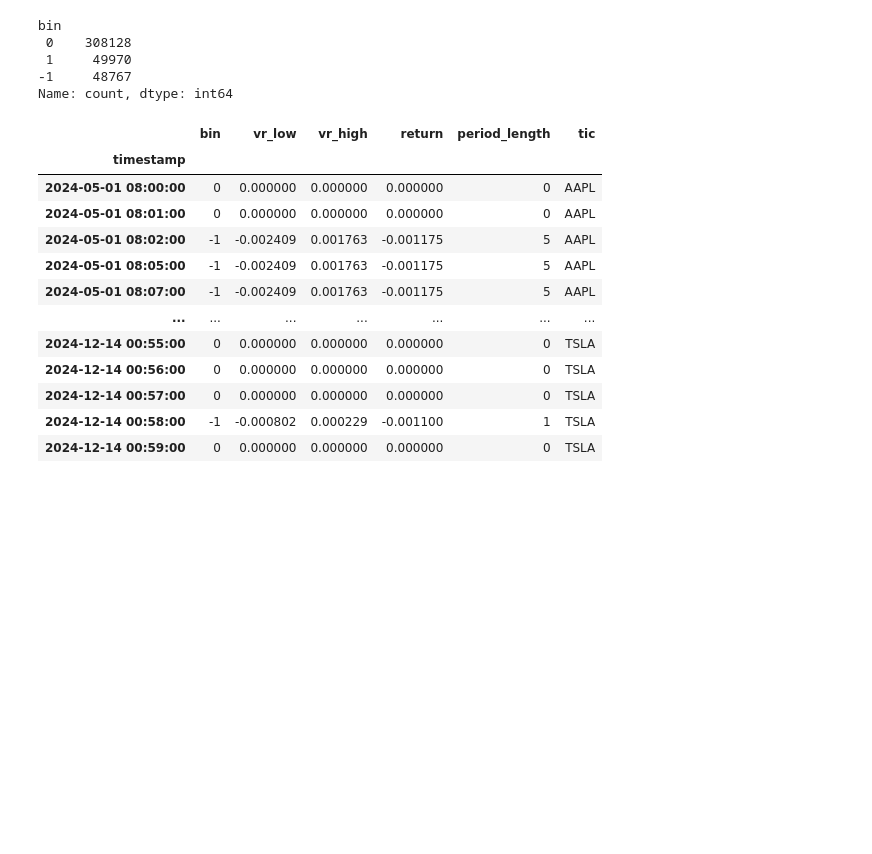
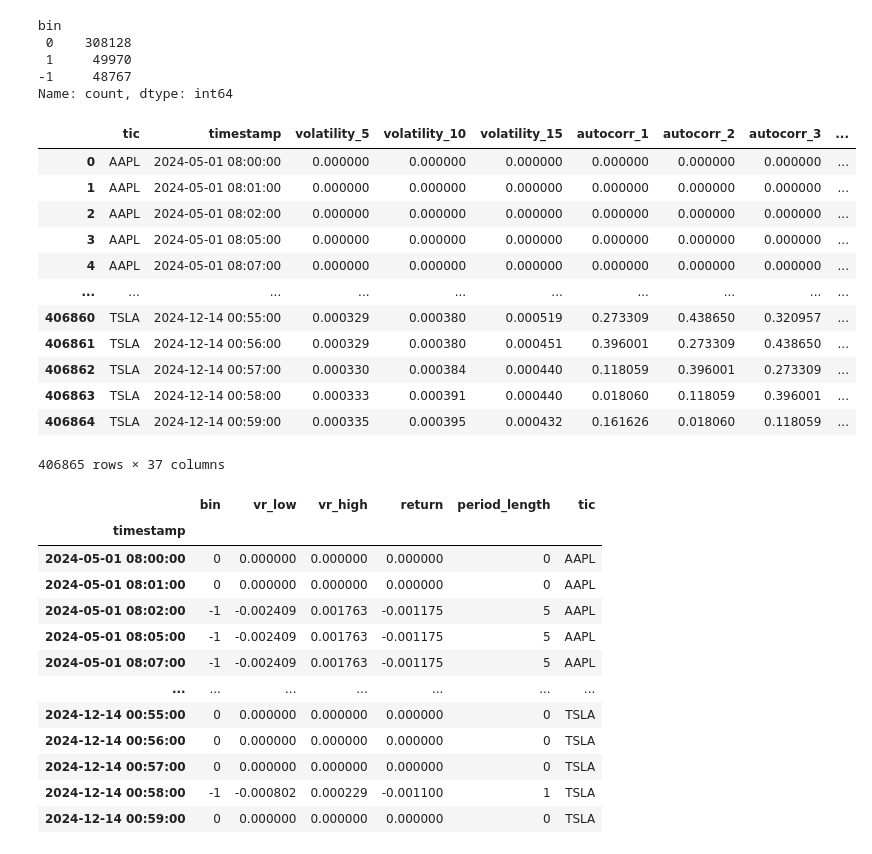
Before and after one commit to SvenTern/algotrade, a Jupyter notebook: test_trend_correlations.ipynb, the cells around one changed output. Saved outputs shown, nothing was run; the diff lists cells and outputs as text; code cells hidden in the pictures; blank space fills up the shorter version.

```diff
--- a/test_trend_correlations.ipynb
+++ b/test_trend_correlations.ipynb
@@ -191,6 +192,22 @@ bin
  1     49970
 -1     48767
 Name: count, dtype: int64
+# %%
+indicators
+# %% [output]
+|  | tic | timestamp | volatility_5 | volatility_10 | volatility_15 | autocorr_1 | autocorr_2 | autocorr_3 | ... |
+| 0 | AAPL | 2024-05-01 08:00:00 | 0.000000 | 0.000000 | 0.000000 | 0.000000 | 0.000000 | 0.000000 | ... |
+| 1 | AAPL | 2024-05-01 08:01:00 | 0.000000 | 0.000000 | 0.000000 | 0.000000 | 0.000000 | 0.000000 | ... |
+| 2 | AAPL | 2024-05-01 08:02:00 | 0.000000 | 0.000000 | 0.000000 | 0.000000 | 0.000000 | 0.000000 | ... |
+| 3 | AAPL | 2024-05-01 08:05:00 | 0.000000 | 0.000000 | 0.000000 | 0.000000 | 0.000000 | 0.000000 | ... |
+| 4 | AAPL | 2024-05-01 08:07:00 | 0.000000 | 0.000000 | 0.000000 | 0.000000 | 0.000000 | 0.000000 | ... |
+| ... | ... | ... | ... | ... | ... | ... | ... | ... | ... |
+| 406860 | TSLA | 2024-12-14 00:55:00 | 0.000329 | 0.000380 | 0.000519 | 0.273309 | 0.438650 | 0.320957 | ... |
+| 406861 | TSLA | 2024-12-14 00:56:00 | 0.000329 | 0.000380 | 0.000451 | 0.396001 | 0.273309 | 0.438650 | ... |
+| 406862 | TSLA | 2024-12-14 00:57:00 | 0.000330 | 0.000384 | 0.000440 | 0.118059 | 0.396001 | 0.273309 | ... |
+| 406863 | TSLA | 2024-12-14 00:58:00 | 0.000333 | 0.000391 | 0.000440 | 0.018060 | 0.118059 | 0.396001 | ... |
+| 406864 | TSLA | 2024-12-14 00:59:00 | 0.000335 | 0.000395 | 0.000432 | 0.161626 | 0.018060 | 0.118059 | ... |
+406865 rows × 37 columns
 # %%
 labels
 # %% [output]
```
Also changed, not shown: parts of 15 cells of this notebook.
